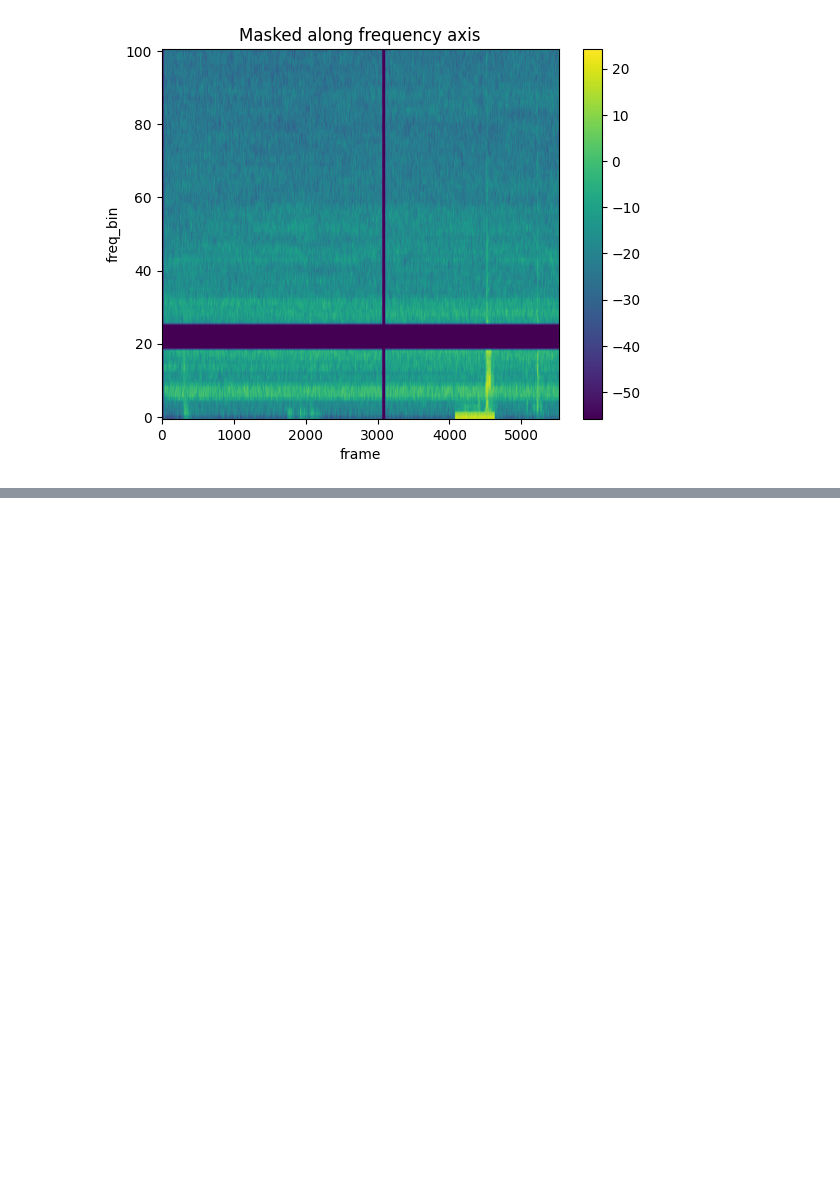
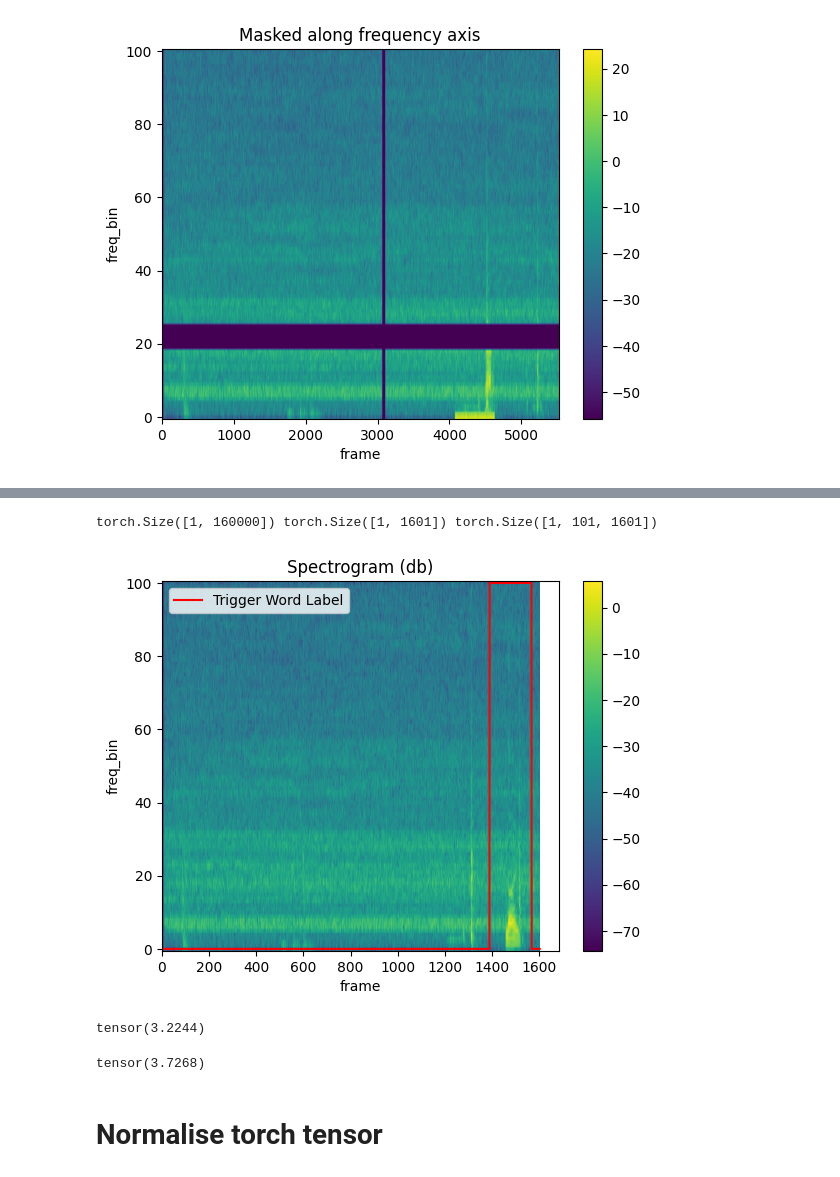
Before and after one commit to aworma4/Trigger_Word_Detction, a Jupyter notebook: test_spec_augment.ipynb, the cells around one changed output, grey strips where cells are left out. Saved outputs shown, nothing was run; the diff lists cells and outputs as text; code cells hidden in the pictures; blank space fills up the shorter version.

```diff
--- a/test_spec_augment.ipynb
+++ b/test_spec_augment.ipynb
@@ -110,0 +165,18 @@ plot_spectrogram2(spec[0], title="Masked along frequency axis")
+# %%
+labels_new =  resize_label(label, spec_norm.shape[2])
+
+print(label.shape, labels_new.shape, spec_norm.shape)
+
+
+plot_spectrogram(spec_norm[0],labels_new, title=None, ylabel='freq_bin', aspect='auto', xmax=None)
+# %% [output]
+torch.Size([1, 160000]) torch.Size([1, 1601]) torch.Size([1, 101, 1601])
+[figure, added]
+# %%
+print(torch.max(spec_MEl[0]))
+torch.max(spec_norm)
+# %% [output]
+tensor(3.2244)
+tensor(3.7268)
+# %% [markdown]
+# Normalise torch tensor
```
Also changed, not shown: parts of 8 cells of this notebook, 1 other file.
